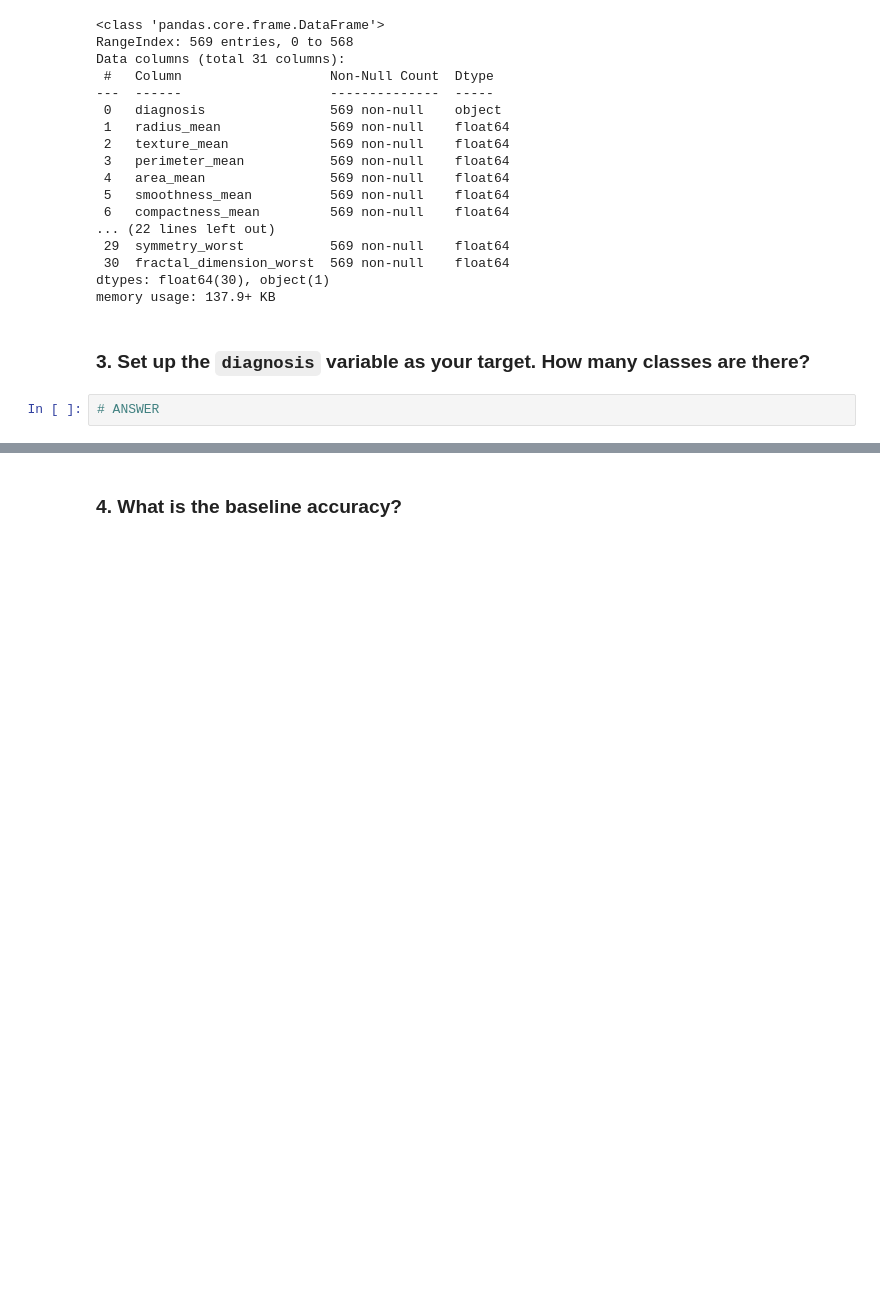
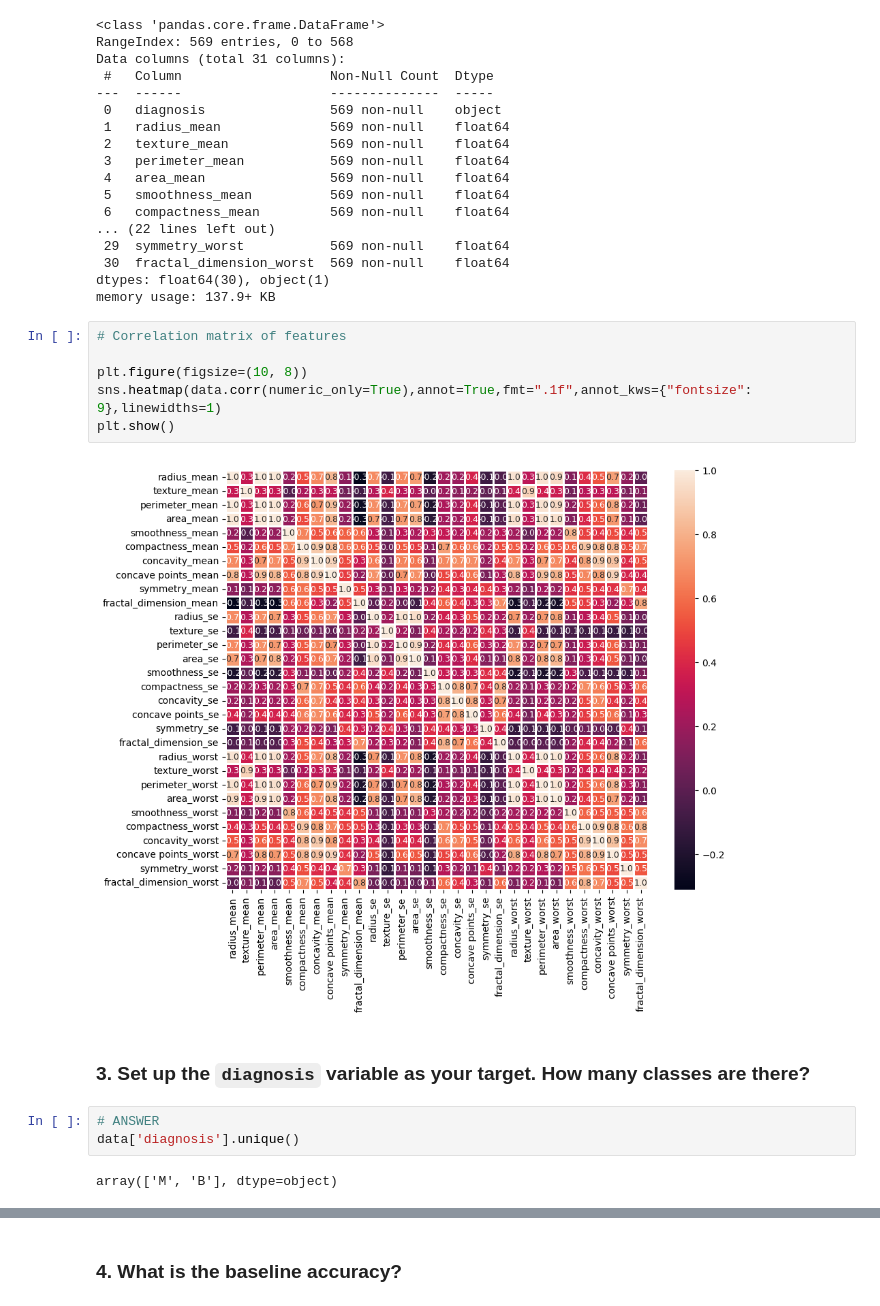
Before and after one commit to CDan07/IOD, a Jupyter notebook: Labs/Module 6/IOD_Lab_6_3.ipynb, the cells around one changed output, grey strips where cells are left out. Drawn from its saved outputs; the diff is of its cells as text; blank space fills up the shorter version.

```diff
--- a/Labs/Module 6/IOD_Lab_6_3.ipynb
+++ b/Labs/Module 6/IOD_Lab_6_3.ipynb
@@ -83,7 +83,18 @@ Data columns (total 31 columns):
  30  fractal_dimension_worst  569 non-null    float64
 dtypes: float64(30), object(1)
 memory usage: 137.9+ KB
+# %%
+# Correlation matrix of features
+
+plt.figure(figsize=(10, 8))
+sns.heatmap(data.corr(numeric_only=True),annot=True,fmt=".1f",annot_kws={"fontsize": 9},linewidths=1)
+plt.show()
+# %% [output]
+[figure, added]
 # %% [markdown]
 ### 3. Set up the `diagnosis` variable as your target. How many classes are there?
 # %%
 # ANSWER
+data['diagnosis'].unique()
+# %% [output]
+array(['M', 'B'], dtype=object)
```
Also changed, not shown: parts of 15 cells of this notebook.
